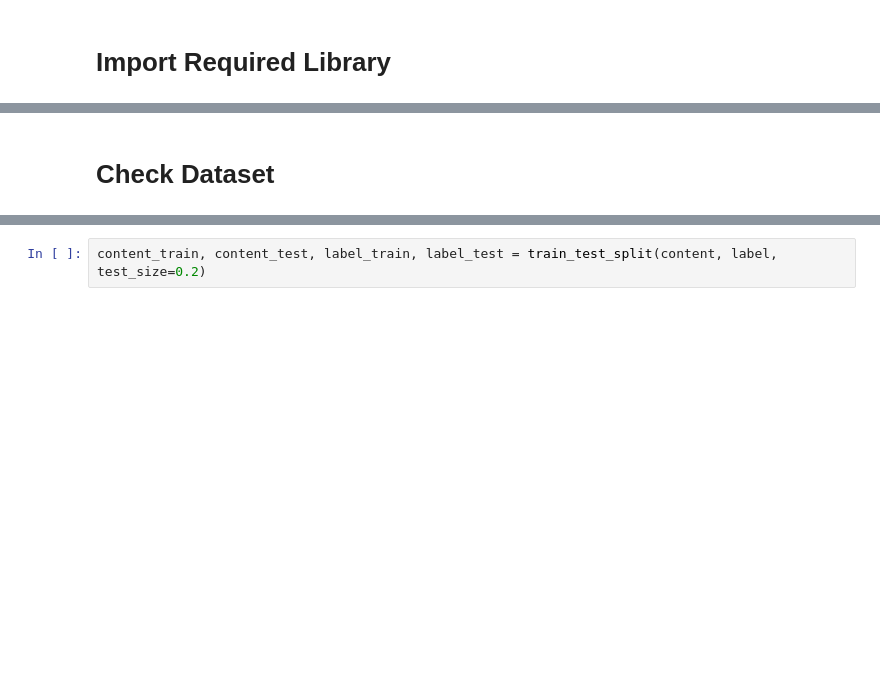
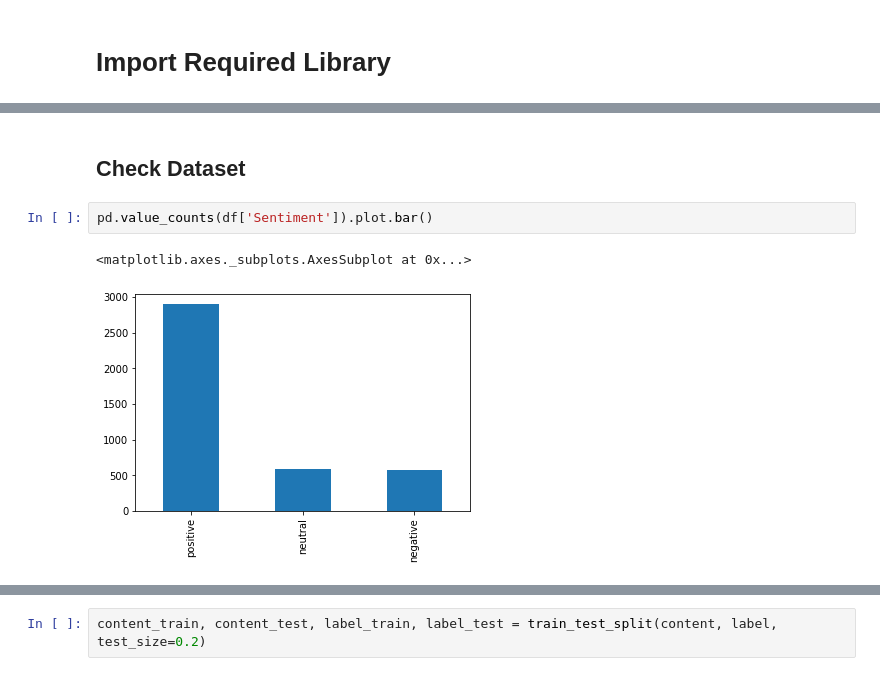
Before and after one commit to H4rfu1/ML-project-TokoLitik-tim-Undagi, a Jupyter notebook: Response/MainProject.ipynb, the cells around one changed output, grey strips where cells are left out. Cells and saved outputs as stored; diff of their text form; blank space fills up the shorter version.

```diff
--- a/Response/MainProject.ipynb
+++ b/Response/MainProject.ipynb
@@ -61,5 +49,10 @@ df = pd.read_csv('files/bbc-news-data.csv',sep='\t')
 # %% [markdown]
-# Check Dataset
+## Check Dataset
+# %%
+pd.value_counts(df['Sentiment']).plot.bar()
+# %% [output]
+<matplotlib.axes._subplots.AxesSubplot at 0x...>
+[figure, added]
 # %%
 #to check shape of the dataset
 print(df.shape)
```
Also changed, not shown: parts of 56 cells of this notebook.
